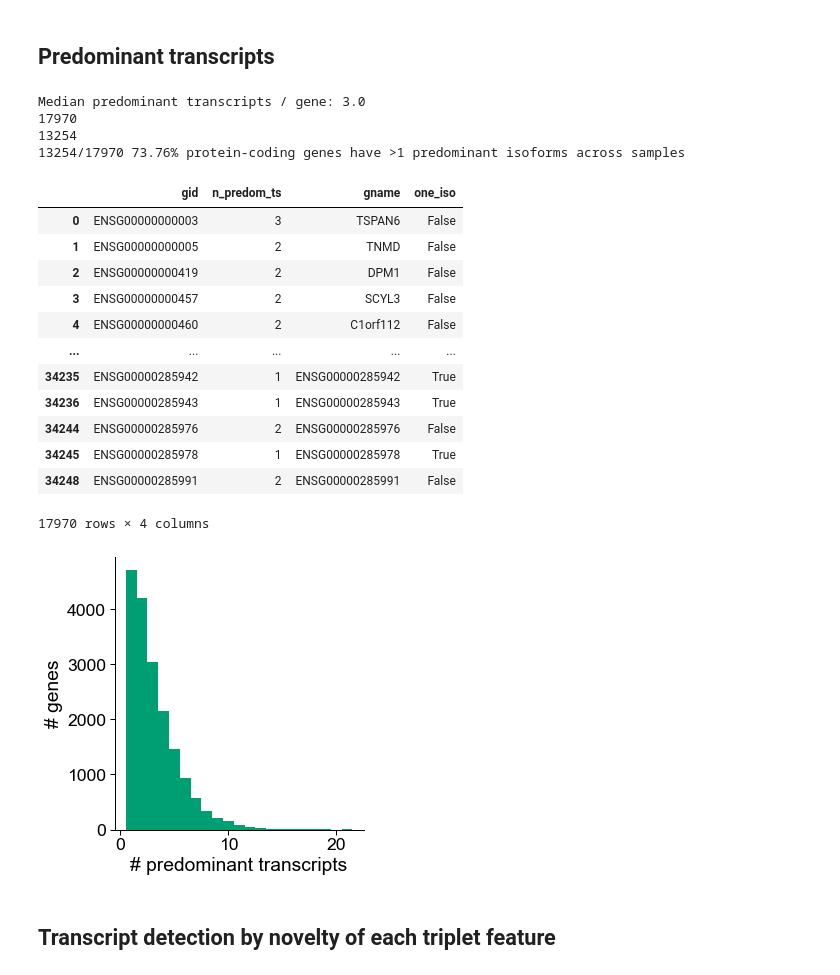
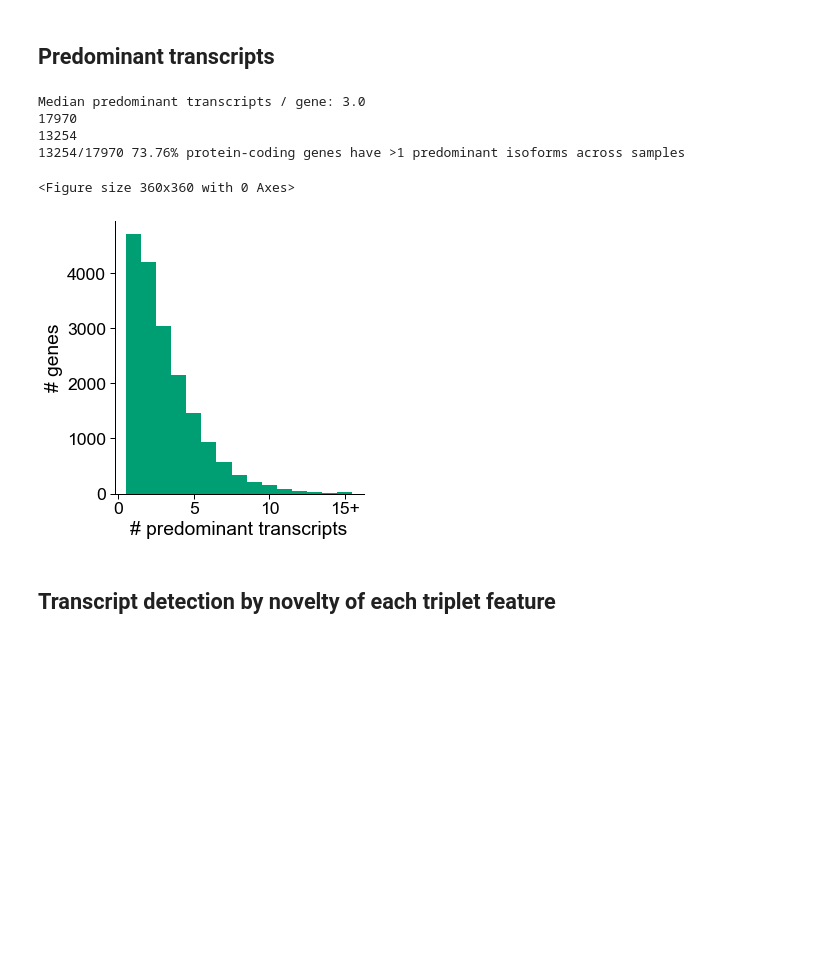
Before and after one commit to fairliereese/rnawg, a Jupyter notebook: figures/fig_2_triplet_features/fig_2.ipynb, the cells around one changed output. Cells and saved outputs as stored; diff of their text form; code cells hidden in the pictures; blank space fills up the shorter version.

Commit message:
update w/ new figures

```diff
--- a/figures/fig_2_triplet_features/fig_2.ipynb
+++ b/figures/fig_2_triplet_features/fig_2.ipynb
@@ -247,28 +258,18 @@ def plot_n_predom_transcripts(pi_tpm_file,
 # %%
 fname = 'figures/predom_isos_per_gene.pdf'
-plot_n_predom_transcripts(pi_tpm_sample,
+df = plot_n_predom_transcripts(pi_tpm_sample,
                           ver,
                           predom_subset,
-                          fname)
+                          fname,
+                          max_isos=15,
+                          figsize=(5,4))
 # %% [output]
 Median predominant transcripts / gene: 3.0
 17970
 13254
 13254/17970 73.76% protein-coding genes have >1 predominant isoforms across samples
-|  | gid | n_predom_ts | gname | one_iso |
-| 0 | ENSG00000000003 | 3 | TSPAN6 | False |
-| 1 | ENSG00000000005 | 2 | TNMD | False |
-| 2 | ENSG00000000419 | 2 | DPM1 | False |
-| 3 | ENSG00000000457 | 2 | SCYL3 | False |
-| 4 | ENSG00000000460 | 2 | C1orf112 | False |
-| ... | ... | ... | ... | ... |
-| 34235 | ENSG00000285942 | 1 | ENSG00000285942 | True |
-| 34236 | ENSG00000285943 | 1 | ENSG00000285943 | True |
-| 34244 | ENSG00000285976 | 2 | ENSG00000285976 | False |
-| 34245 | ENSG00000285978 | 1 | ENSG00000285978 | True |
-| 34248 | ENSG00000285991 | 2 | ENSG00000285991 | False |
-17970 rows × 4 columns
+<Figure size 360x360 with 0 Axes>
-[figure, old version]
+[figure, new version]
 # %% [markdown]
 ## Transcript detection by novelty of each triplet feature
 # %%
```
Also changed, not shown: parts of 5 cells of this notebook, 11 other files.
